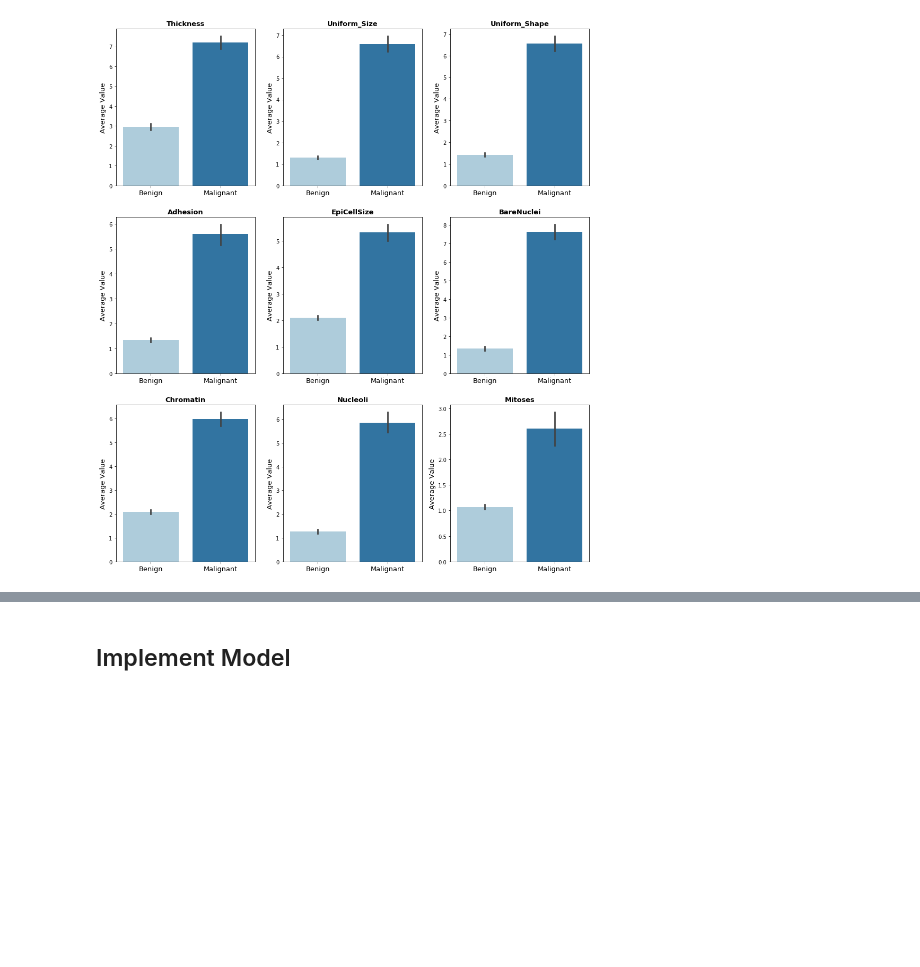
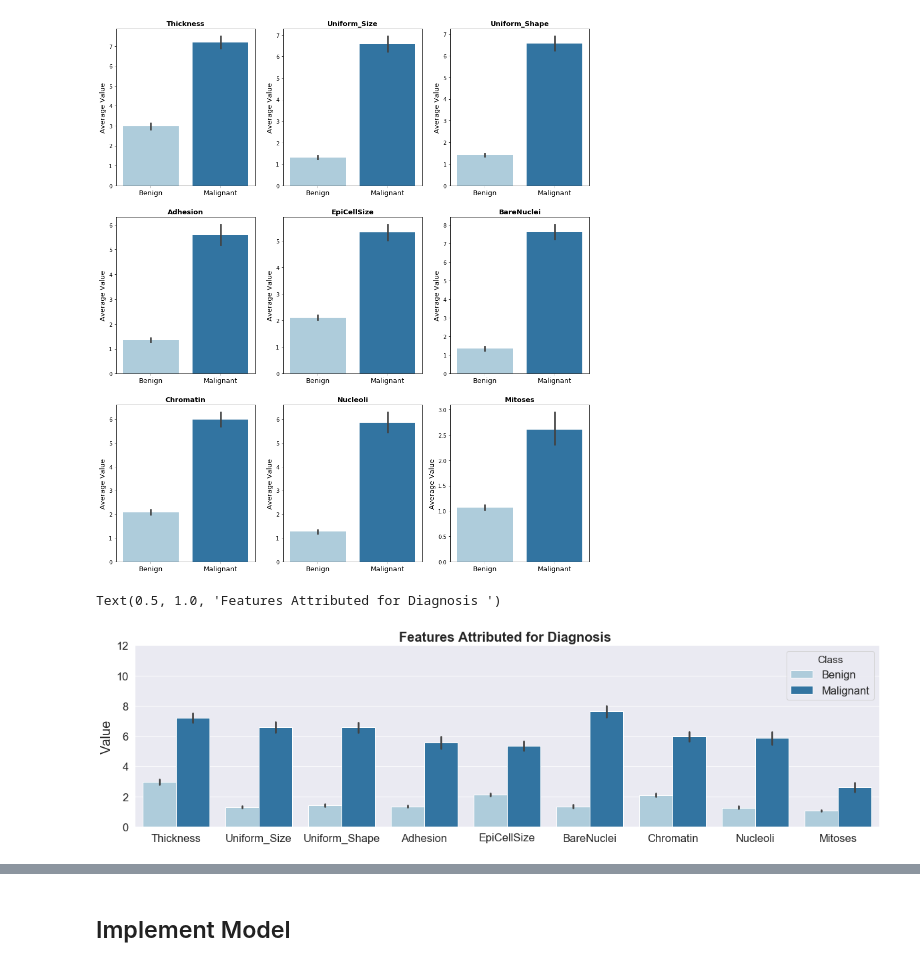
Before and after one commit to tunglin55/Breast-Cancer-Detection, a Jupyter notebook: Data_Challenge_Breast Cancer.ipynb, the cells around one changed output, grey strips where cells are left out. Cells and saved outputs as stored; diff of their text form; code cells hidden in the pictures; blank space fills up the shorter version.

```diff
--- a/Data_Challenge_Breast Cancer.ipynb
+++ b/Data_Challenge_Breast Cancer.ipynb
@@ -167,5 +165,26 @@ for i,column in enumerate(df.columns[0:len(df.columns)-1]):
     ax.set_title(column, fontsize = 13, weight='bold')
 # %% [output]
 [figure]
+# %%
+merged = pd.melt(df,id_vars="Class",
+                    var_name="features",
+                    value_name='value')
+
+merged['Class'] = merged['Class'].map({0:'Benign',1:'Malignant'}) # benign = 0, malignant = 1
+
+
+sns.set(font_scale = 1.5)
+f, ax = plt.subplots(figsize=(20, 5))
+fig = sns.barplot(x="features", y="value", hue="Class", data=merged, palette="Paired")
+fig.axis(ymin=0, ymax=12);
+
+new_labels = ['Benign', 'Malignant']
+
+ax.set_xlabel('', fontsize=15)
+ax.set_ylabel('Value', fontsize=20)
+ax.set_title('Features Attributed for Diagnosis ', fontsize = 20, weight='bold')
+# %% [output]
+Text(0.5, 1.0, 'Features Attributed for Diagnosis ')
+[figure, added]
 # %%
 corr = df.corr()
```
Also changed, not shown: parts of 13 cells of this notebook.
